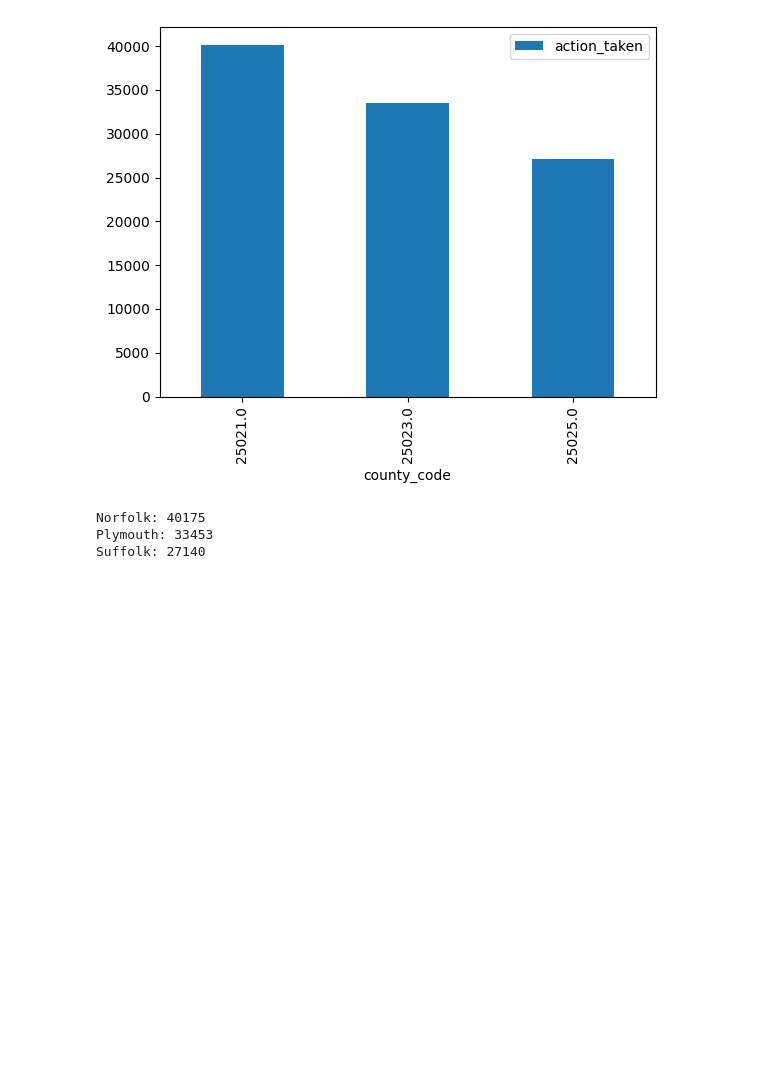
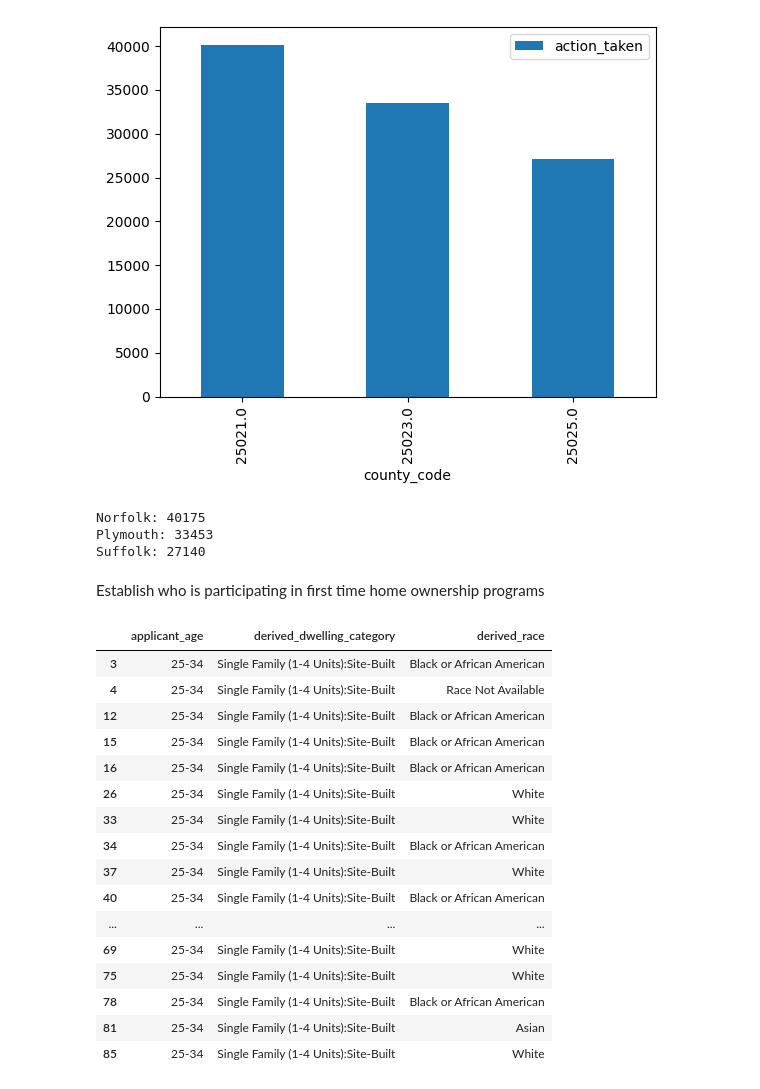
Before and after one commit to BU-Spark/ds-councilor-louijeune-fair-housing, a Jupyter notebook: spring23-team-4/data_code/data_test.ipynb, the cells around one changed output. Drawn from its saved outputs; the diff is of its cells as text; code cells hidden in the pictures; blank space fills up the shorter version.

```diff
--- a/spring23-team-4/data_code/data_test.ipynb
+++ b/spring23-team-4/data_code/data_test.ipynb
@@ -33,3 +33,27 @@ for county_code in county_codes_dict.keys():
 Norfolk: 40175
 Plymouth: 33453
 Suffolk: 27140
+# %% [markdown]
+Establish who is participating in first time home ownership programs
+# %%
+df2 = df[['applicant_age', 'derived_dwelling_category', 'derived_race']]
+df2 = df2.loc[((df['applicant_age'] == '25-34') | (df['applicant_age'] == '<25')) & ((df['derived_dwelling_category'] == 'Single Family (1-4 Units):Site-Built') | (df['derived_dwelling_category'] == 'Single Family (1-4 Units):Manufactured'))]
+df2.head(20)
+# %% [output]
+|  | applicant_age | derived_dwelling_category | derived_race |
+| 3 | 25-34 | Single Family (1-4 Units):Site-Built | Black or African American |
+| 4 | 25-34 | Single Family (1-4 Units):Site-Built | Race Not Available |
+| 12 | 25-34 | Single Family (1-4 Units):Site-Built | Black or African American |
+| 15 | 25-34 | Single Family (1-4 Units):Site-Built | Black or African American |
+| 16 | 25-34 | Single Family (1-4 Units):Site-Built | Black or African American |
+| 26 | 25-34 | Single Family (1-4 Units):Site-Built | White |
+| 33 | 25-34 | Single Family (1-4 Units):Site-Built | White |
+| 34 | 25-34 | Single Family (1-4 Units):Site-Built | Black or African American |
+| 37 | 25-34 | Single Family (1-4 Units):Site-Built | White |
+| 40 | 25-34 | Single Family (1-4 Units):Site-Built | Black or African American |
+| ... | ... | ... | ... |
+| 69 | 25-34 | Single Family (1-4 Units):Site-Built | White |
+| 75 | 25-34 | Single Family (1-4 Units):Site-Built | White |
+| 78 | 25-34 | Single Family (1-4 Units):Site-Built | Black or African American |
+| 81 | 25-34 | Single Family (1-4 Units):Site-Built | Asian |
+| 85 | 25-34 | Single Family (1-4 Units):Site-Built | White |
```
Also changed, not shown: parts of 2 cells of this notebook.
